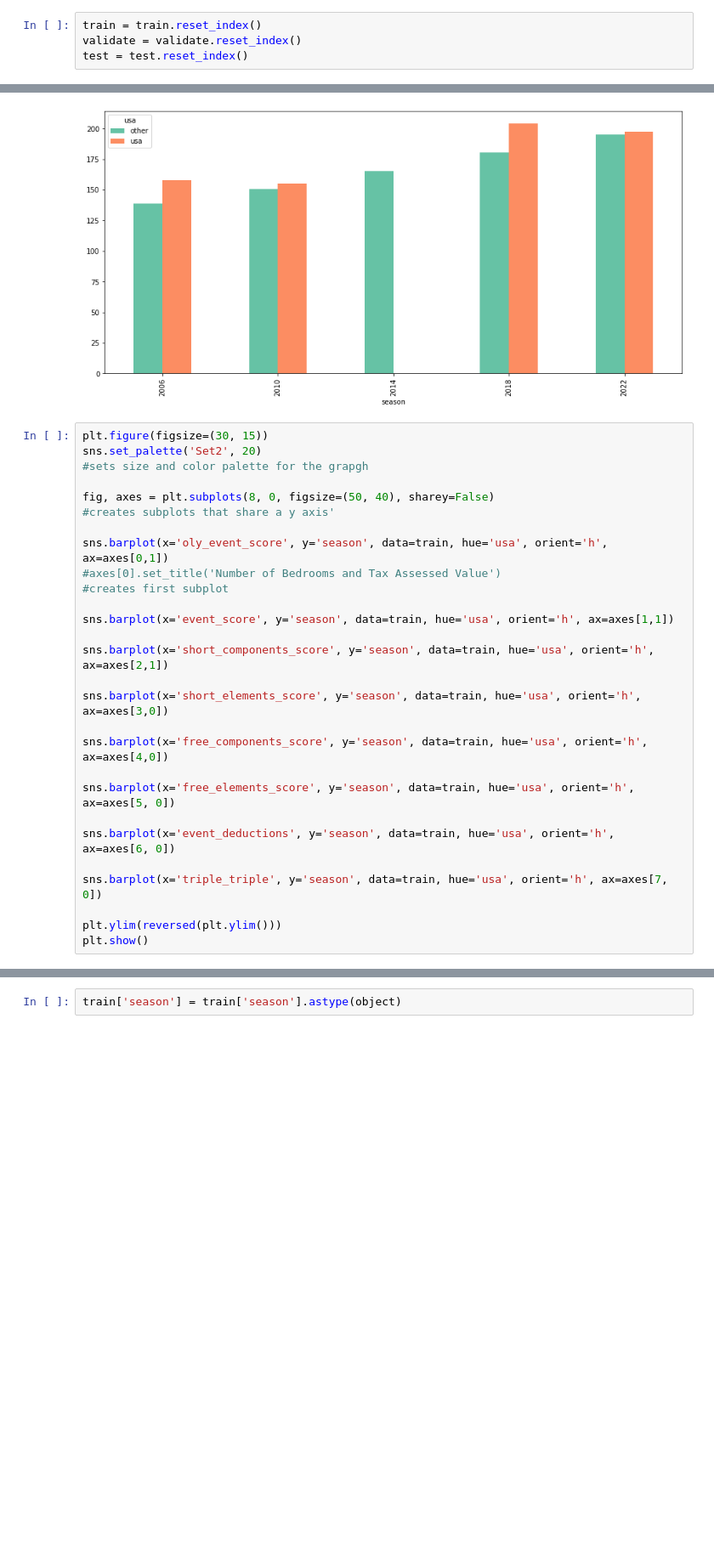
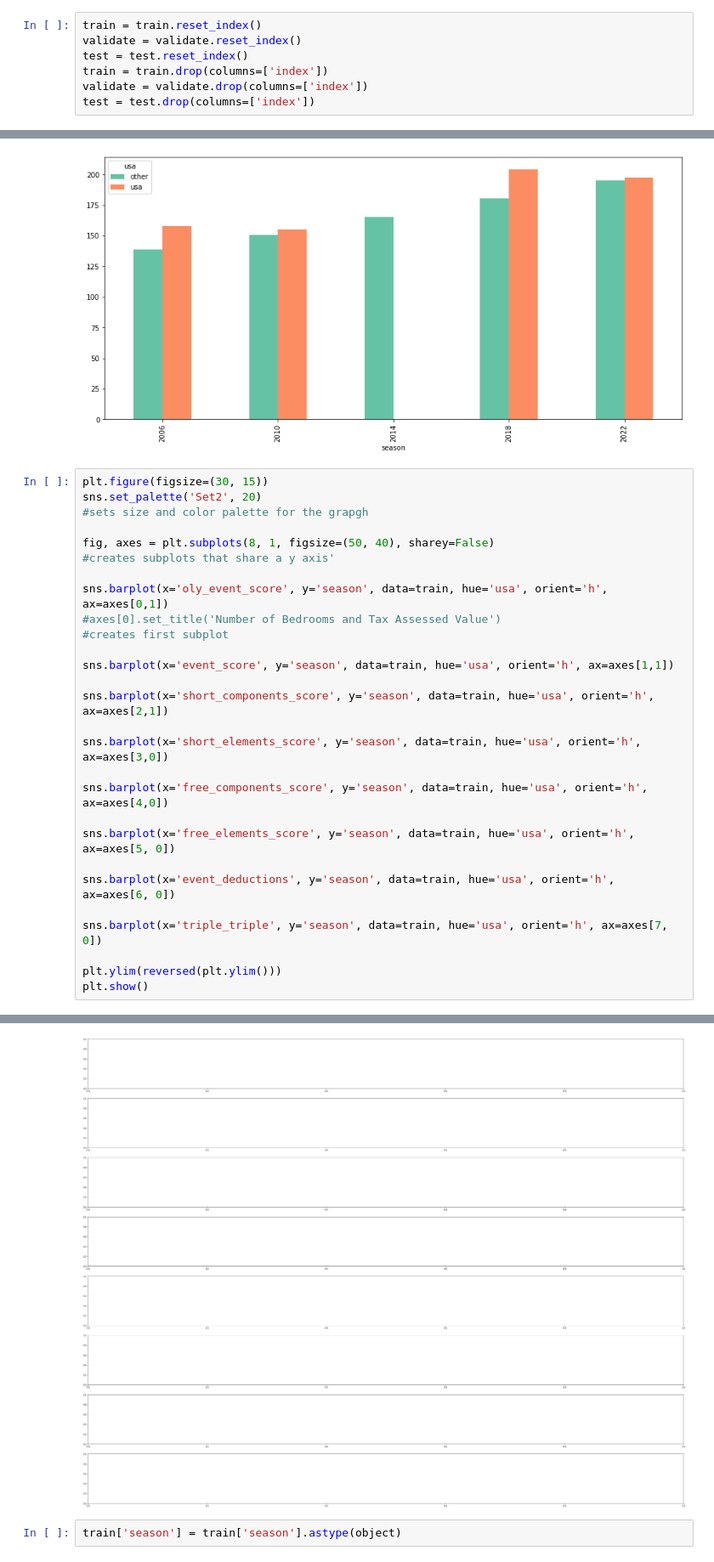
Before and after one commit to mindyshiben/skating_scores_project, a Jupyter notebook: explore.ipynb, the cells around one changed output, grey strips where cells are left out. Shown: that part at 85% size. Drawn from its saved outputs; the diff is of its cells as text; blank space fills up the shorter version.

```diff
--- a/explore.ipynb
+++ b/explore.ipynb
@@ -142,6 +142,9 @@ for i, col in enumerate(X1.columns):
 train = train.reset_index()
 validate = validate.reset_index()
 test = test.reset_index()
+train = train.drop(columns=['index'])
+validate = validate.drop(columns=['index'])
+test = test.drop(columns=['index'])
 # %%
 train = train.drop(columns=['index'])
 validate = validate.drop(columns=['index'])
@@ -271,7 +274,7 @@ plt.figure(figsize=(30, 15))
 sns.set_palette('Set2', 20)
 #sets size and color palette for the grapgh
 
-fig, axes = plt.subplots(8, 0, figsize=(50, 40), sharey=False)
+fig, axes = plt.subplots(8, 1, figsize=(50, 40), sharey=False)
 #creates subplots that share a y axis'
 
 sns.barplot(x='oly_event_score', y='season', data=train, hue='usa', orient='h', ax=axes[0,1])
@@ -301,3 +303,4 @@ ValueError: Number of columns must be a positive integer, not 0
+[figure, added]
 # %%
 train['season'] = train['season'].astype(object)
 # %%
```
Also changed, not shown: parts of 1 cell of this notebook, 4 other files.
